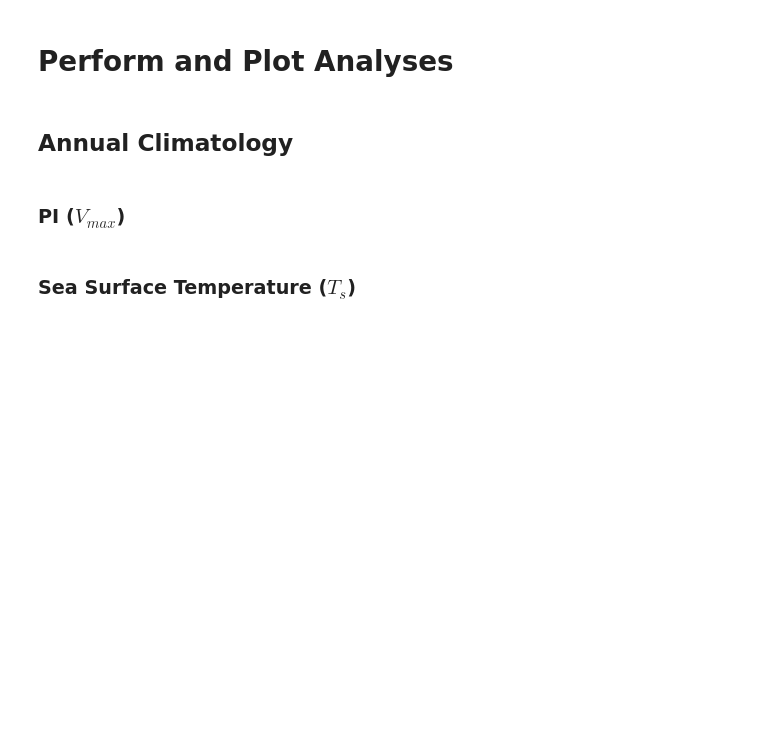
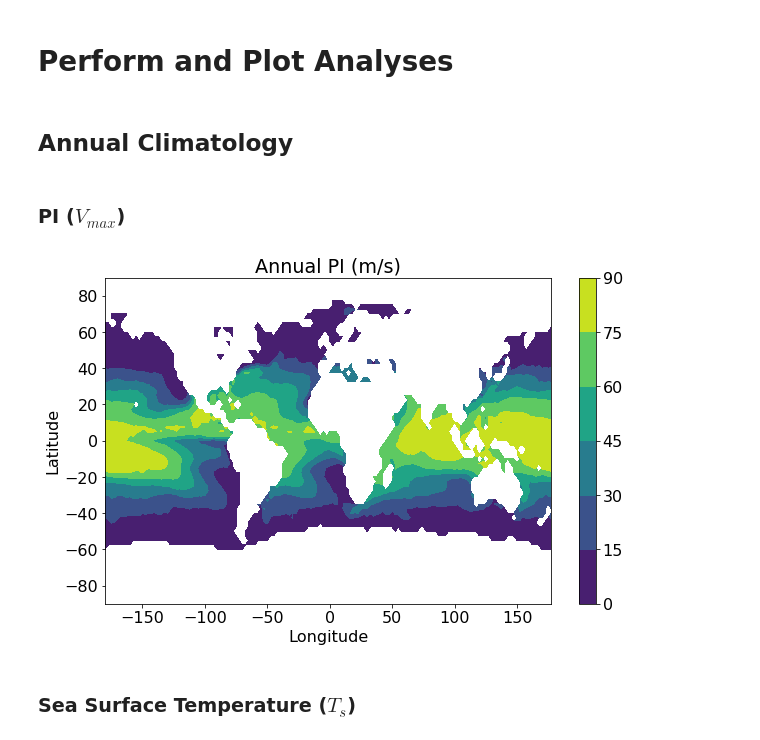
Before and after one commit to dgilford/tcpyPI, a Jupyter notebook: sample_output_analyses.ipynb, the cells around one changed output. Drawn from its saved outputs; the diff is of its cells as text; code cells hidden in the pictures; blank space fills up the shorter version.

```diff
--- a/sample_output_analyses.ipynb
+++ b/sample_output_analyses.ipynb
@@ -24,6 +24,8 @@ matplotlib.rc('font', **font)
 _FN='./data/test_data.nc'
 # load netcdf file
 ds = xr.open_dataset(_FN)
+# define the CKCD ratio
+CKCD=0.9
 # %% [markdown]
 # Calculate PI and Variables
 # %% [markdown]
@@ -31,7 +33,6 @@ PI is given by the Bister and Emanuel (2002) algorithm (see pi.py):
 # %%
 # create a function to calculate PI over the sample dataset using xarray
 def run_sample_dataset(fn, dim='p'):
-    """ This is just a flex... """
 
     # open the test data file
     ds = xr.open_dataset(_FN)
@@ -39,7 +40,7 @@ def run_sample_dataset(fn, dim='p'):
     result = xr.apply_ufunc(
         pi,
         ds['sst'], ds['msl'], ds['p'], ds['t'], ds['q'],
-        kwargs=dict(CKCD=0.9, ascent_flag=0, diss_flag=1, miss_handle=1),
+        kwargs=dict(CKCD=CKCD, ascent_flag=0, diss_flag=1, miss_handle=1),
         input_core_dims=[
             [], [], ['p', ], ['p', ], ['p', ],
         ],
@@ -127,5 +201,15 @@ We decompose each term in this equation by...
 ## Annual Climatology
 # %% [markdown]
 ### PI ($V_{max}$)
+# %%
+plt.figure(figsize=(10,6))
+plt.contourf(pi_ds.lon,pi_ds.lat,pi_ds.vmax.mean(dim=['month']))
+plt.xlabel(ds.lon.standard_name)
+plt.ylabel(ds.lat.standard_name)
+plt.title('Annual PI (m/s)')
+plt.colorbar()
+plt.show()
+# %% [output]
+[figure, added]
 # %% [markdown]
 ### Sea Surface Temperature ($T_{s}$)
```
Also changed, not shown: parts of 15 cells of this notebook.
